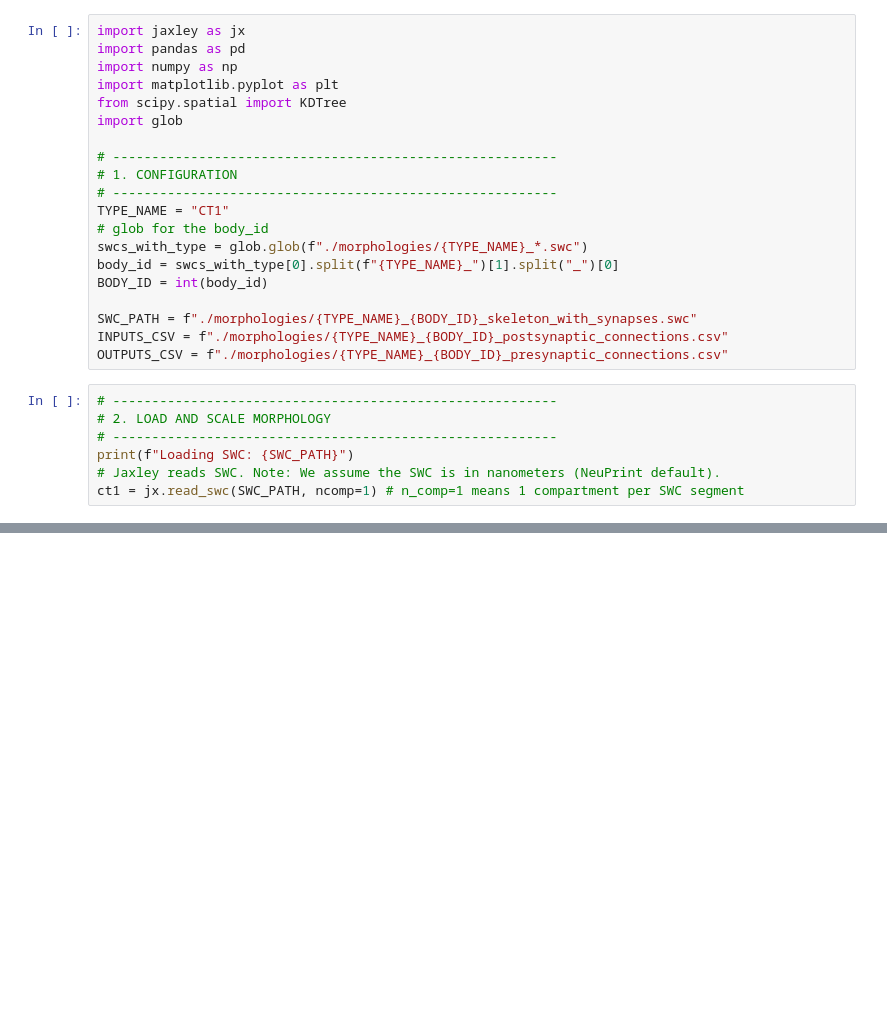
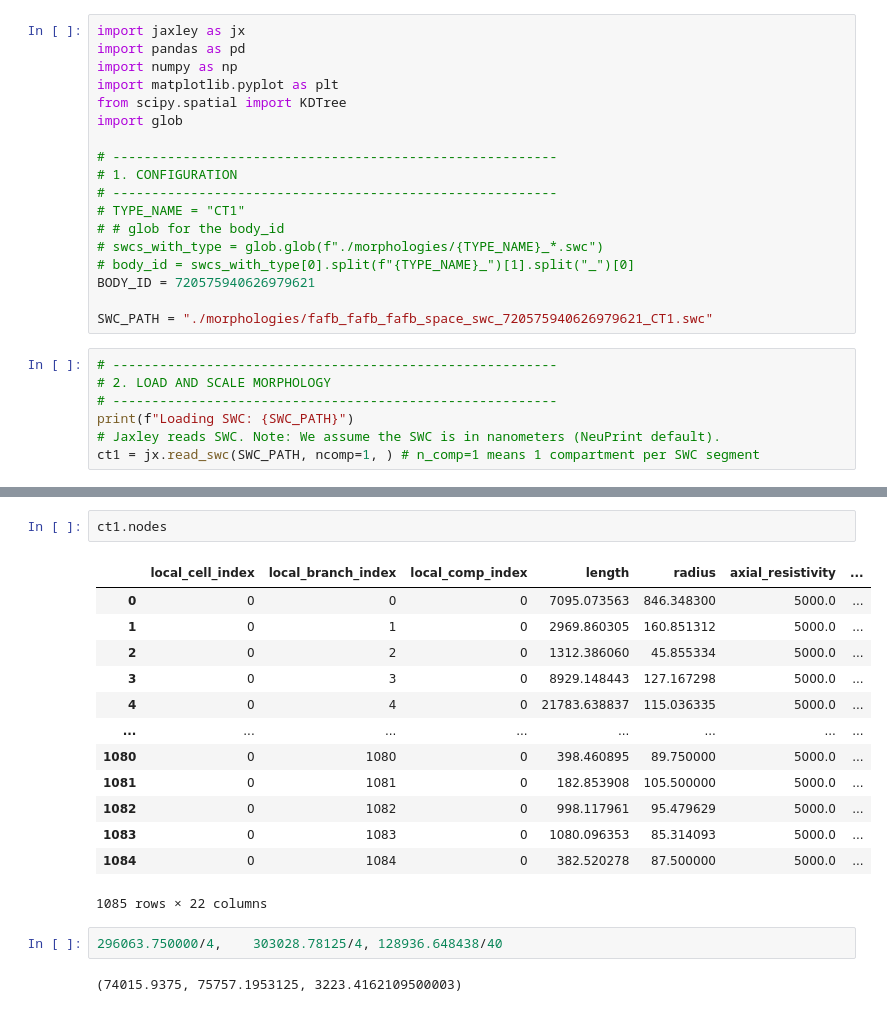
Before and after one commit to 0xJustin/connectome_compartments, a Jupyter notebook: jaxley_attachment.ipynb, the cells around one changed output, grey strips where cells are left out. Cells and saved outputs as stored; diff of their text form; blank space fills up the shorter version.

```diff
--- a/jaxley_attachment.ipynb
+++ b/jaxley_attachment.ipynb
@@ -9,20 +9,18 @@ import glob
 # ---------------------------------------------------------
 # 1. CONFIGURATION
 # ---------------------------------------------------------
-TYPE_NAME = "CT1"
-# glob for the body_id
-swcs_with_type = glob.glob(f"./morphologies/{TYPE_NAME}_*.swc")
-body_id = swcs_with_type[0].split(f"{TYPE_NAME}_")[1].split("_")[0]
-BODY_ID = int(body_id)
+# TYPE_NAME = "CT1"
+# # glob for the body_id
+# swcs_with_type = glob.glob(f"./morphologies/{TYPE_NAME}_*.swc")
+# body_id = swcs_with_type[0].split(f"{TYPE_NAME}_")[1].split("_")[0]
+BODY_ID = 720575940626979621
 
-SWC_PATH = f"./morphologies/{TYPE_NAME}_{BODY_ID}_skeleton_with_synapses.swc"
-INPUTS_CSV = f"./morphologies/{TYPE_NAME}_{BODY_ID}_postsynaptic_connections.csv"
-OUTPUTS_CSV = f"./morphologies/{TYPE_NAME}_{BODY_ID}_presynaptic_connections.csv"
+SWC_PATH = "./morphologies/fafb_fafb_fafb_space_swc_720575940626979621_CT1.swc"
 # %%
 # ---------------------------------------------------------
 # 2. LOAD AND SCALE MORPHOLOGY
 # ---------------------------------------------------------
 print(f"Loading SWC: {SWC_PATH}")
 # Jaxley reads SWC. Note: We assume the SWC is in nanometers (NeuPrint default).
-ct1 = jx.read_swc(SWC_PATH, ncomp=1) # n_comp=1 means 1 compartment per SWC segment
+ct1 = jx.read_swc(SWC_PATH, ncomp=1, ) # n_comp=1 means 1 compartment per SWC segment
 # %% [output]
@@ -259,0 +31,20 @@ array([[-249.82421875, -151.82421875, -254.        ],
+# %%
+ct1.nodes
+# %% [output]
+|  | local_cell_index | local_branch_index | local_comp_index | length | radius | axial_resistivity | ... |
+| 0 | 0 | 0 | 0 | 7095.073563 | 846.348300 | 5000.0 | ... |
+| 1 | 0 | 1 | 0 | 2969.860305 | 160.851312 | 5000.0 | ... |
+| 2 | 0 | 2 | 0 | 1312.386060 | 45.855334 | 5000.0 | ... |
+| 3 | 0 | 3 | 0 | 8929.148443 | 127.167298 | 5000.0 | ... |
+| 4 | 0 | 4 | 0 | 21783.638837 | 115.036335 | 5000.0 | ... |
+| ... | ... | ... | ... | ... | ... | ... | ... |
+| 1080 | 0 | 1080 | 0 | 398.460895 | 89.750000 | 5000.0 | ... |
+| 1081 | 0 | 1081 | 0 | 182.853908 | 105.500000 | 5000.0 | ... |
+| 1082 | 0 | 1082 | 0 | 998.117961 | 95.479629 | 5000.0 | ... |
+| 1083 | 0 | 1083 | 0 | 1080.096353 | 85.314093 | 5000.0 | ... |
+| 1084 | 0 | 1084 | 0 | 382.520278 | 87.500000 | 5000.0 | ... |
+1085 rows × 22 columns
+# %%
+296063.750000/4,	303028.78125/4,	128936.648438/40
+# %% [output]
+(74015.9375, 75757.1953125, 3223.4162109500003)
```
Also changed, not shown: parts of 16 cells of this notebook.
